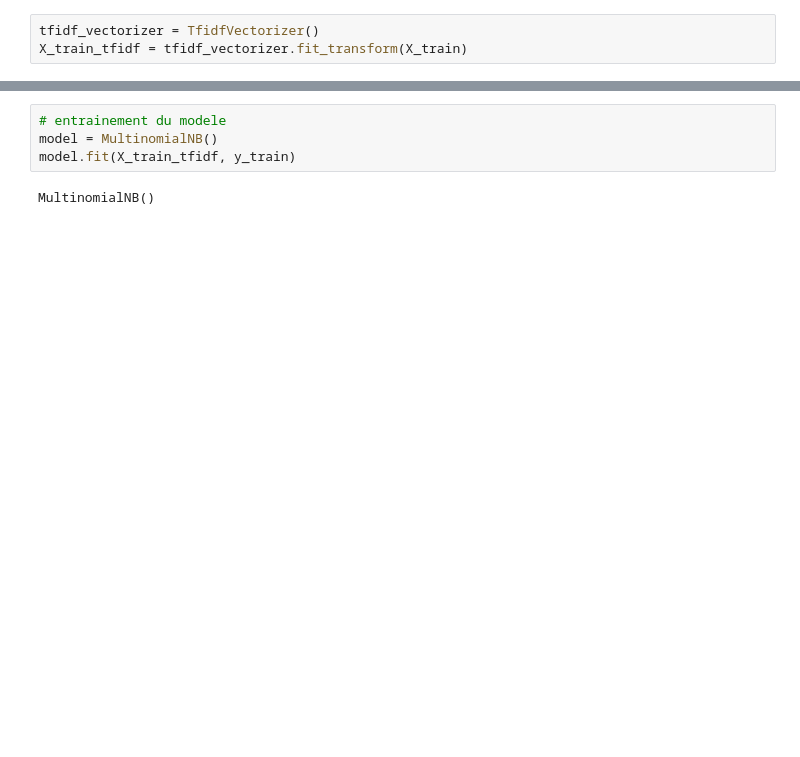
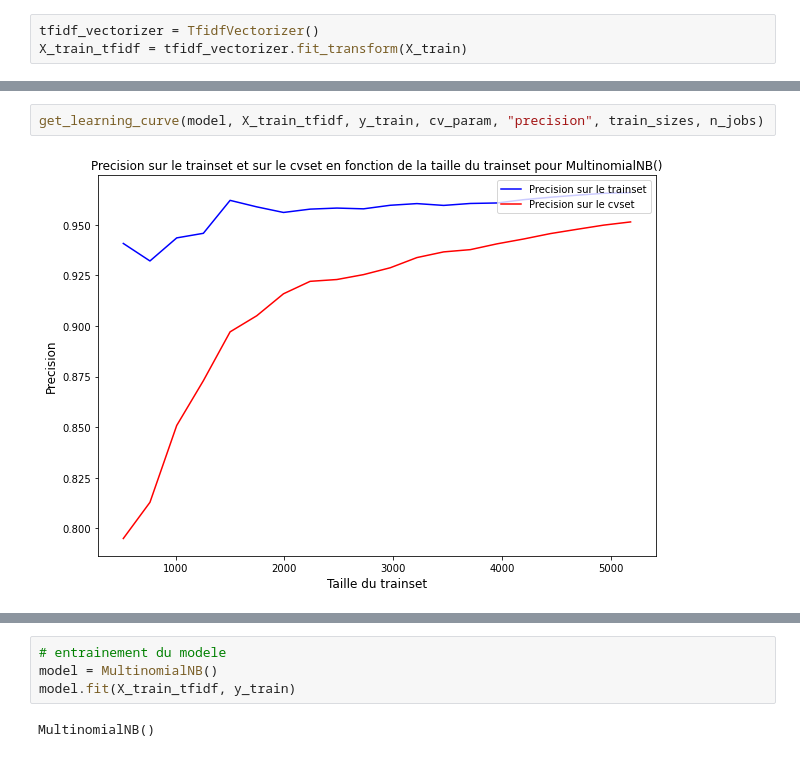
Before and after one commit to lolodino77/classification_texte_articles, a Jupyter notebook: 2_a_naive_bayes_classifier.ipynb, the cells around one changed output, grey strips where cells are left out. Saved outputs shown, nothing was run; the diff lists cells and outputs as text; blank space fills up the shorter version.

```diff
--- a/2_a_naive_bayes_classifier.ipynb
+++ b/2_a_naive_bayes_classifier.ipynb
@@ -49,0 +102,4 @@ X_train_tfidf = tfidf_vectorizer.fit_transform(X_train)
+# %%
+get_learning_curve(model, X_train_tfidf, y_train, cv_param, "precision", train_sizes, n_jobs)
+# %% [output]
+[figure, added]
```
Also changed, not shown: parts of 9 cells of this notebook, 8 other files.
